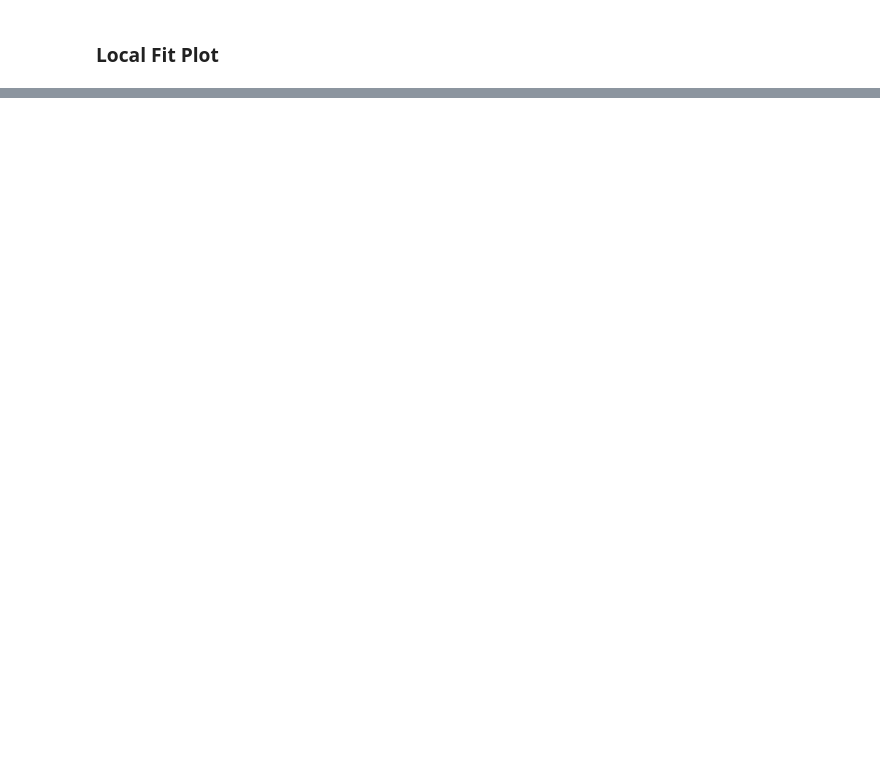
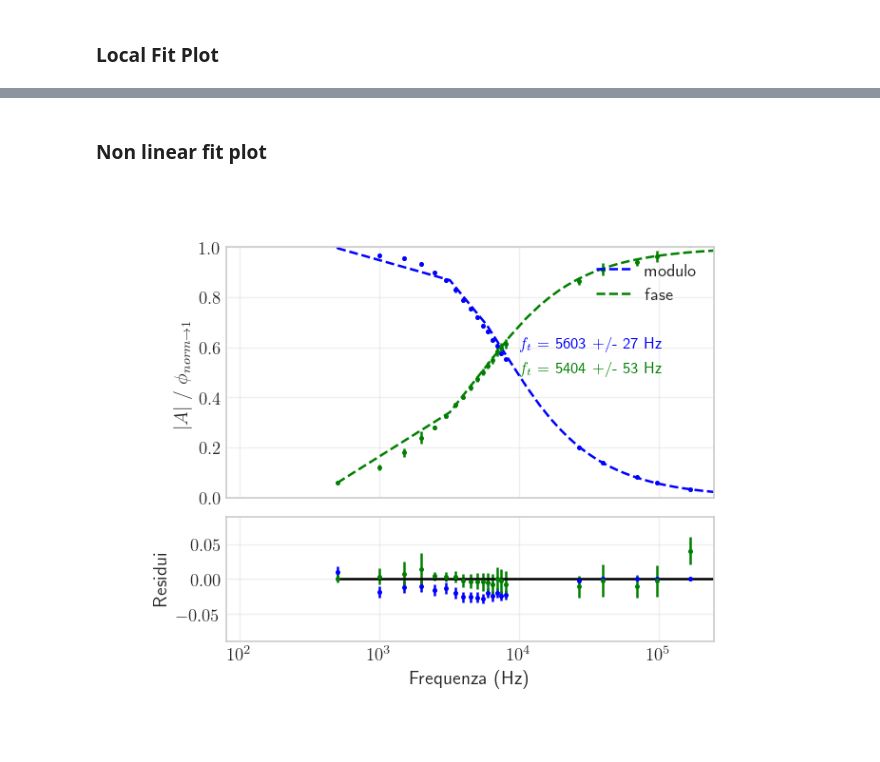
Before and after one commit to bagnolino/PhysicsLab, a Jupyter notebook: RC_freq/code/RC_freq_analysis.ipynb, the cells around one changed output, grey strips where cells are left out. Drawn from its saved outputs; the diff is of its cells as text; code cells hidden in the pictures; blank space fills up the shorter version.

```diff
--- a/RC_freq/code/RC_freq_analysis.ipynb
+++ b/RC_freq/code/RC_freq_analysis.ipynb
@@ -203,0 +263,17 @@ plt.savefig(f'../output/{project_name}_localfit.png')
+# %%
+def fit_nlin_A(x, ft):
+    fitval = 1/np.sqrt(1+(x/ft)**2)
+    return fitval
+
+def fit_nlin_phi(x, ft):
+    fitval = np.arctan(x/ft)*2/np.pi
+    return fitval
+# %%
+x = f_data
+y = A_data
+z = phi_data
+y_err_A = A_err
+z_err_phi = phi_errL
+N = len(x)
+popt_nl_A, pcov_nl_A = curve_fit(fit_nlin_A, x, y, p0=[ft], method='lm', sigma=y_err_A,absolute_sigma=True)
+popt_nl_phi, pcov_nl_phi = curve_fit(fit_nlin_phi, x, z, p0=[ft], method='lm', sigma=z_err_phi,absolute_sigma=True)
@@ -203,0 +321,39 @@ plt.savefig(f'../output/{project_name}_localfit.png')
+# %% [markdown]
+### Non linear fit plot
+# %%
+# fit tracciato con mille punti fra la freq min e max
+x_fit = np.linspace(np.min(x), np.max(x), 1000)
+
+"""
+# Plot data, fit and residuals
+"""
+
+fig, ax = plt.subplots(2, 1, figsize=(5, 4),sharex=True, constrained_layout = True, height_ratios=[2, 1])
+ax[0].plot(x_fit, fit_nlin_A(x_fit, *popt_nl_A), label='modulo', linestyle='--', color='blue')
+ax[0].plot(x_fit,fit_nlin_phi(x_fit,*popt_nl_phi), label='fase', linestyle='--', color='green')
+ax[0].errorbar(f_data,A_data,yerr=A_err, fmt='o',ms=2,color='blue') # , label=r'data'
+ax[0].errorbar(f_data,phi_data,yerr=phi_errL, fmt='o',ms=2,color='green') #, label=r'data'
+ax[0].set_xlim(80,250000)
+ax[0].set_ylim(0,1)
+ax[0].set_xscale('log')
+ax[0].legend(loc='upper right')
+ax[0].set_ylabel(r'$\left|A\right|$ / $\phi_{norm \to 1}$')
+#ax[0].set_xticks([2,3,4,5])
+
+ax[0].text(10000,0.5,r'$f_t$ = {e:.0f} +/- {d:.0f} Hz'.format(e=ft_nl_phi, d=err_ft_phi), size=10, color='green')
+ax[0].text(10000,0.6,r'$f_t$ = {e:.0f} +/- {d:.0f} Hz'.format(e=ft_nl_A, d=err_ft_A), size=10, color='blue')
+
+ax[1].errorbar(x,residu_nl_A,yerr=y_err_A, fmt='o', label=r'modulo',ms=2,color='blue')
+ax[1].errorbar(x,residu_nl_phi,yerr=z_err_phi, fmt='o', label=r'fase ',ms=2,color='green')
+R_ylim = np.std(residuA)*5 + np.max(y_err_A)+0.05
+ax[1].set_ylim([-1*R_ylim,R_ylim])
+ax[1].set_xscale('log')
+ax[1].set_ylabel(r'Residui')
+ax[1].set_xlabel(r'Frequenza (Hz)',loc='center')
+ax[1].plot(x,np.zeros(N),color='black')
+
+plt.savefig(f'../output/{project_name}_nonlinfit.png', dpi=300)
+
+plt.show()
+# %% [output]
+[figure, added]
```
Also changed, not shown: parts of 10 cells of this notebook, 6 other files.
